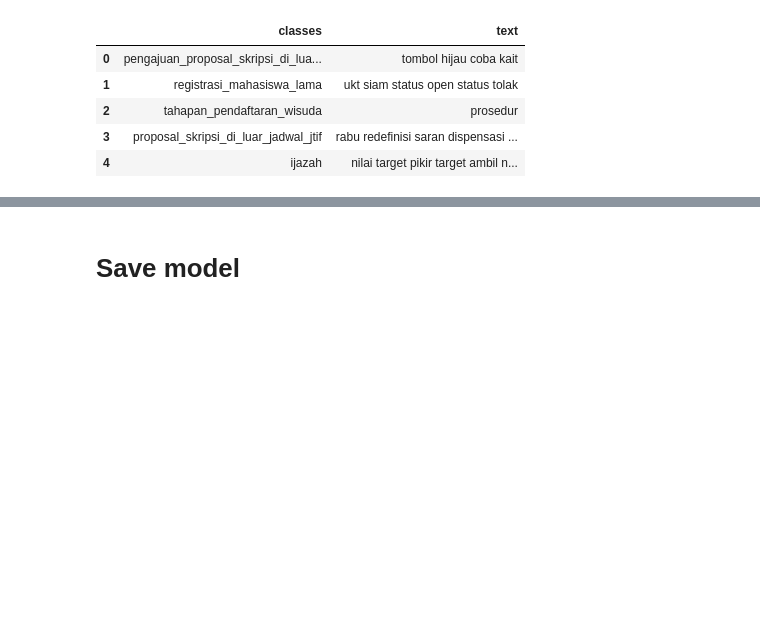
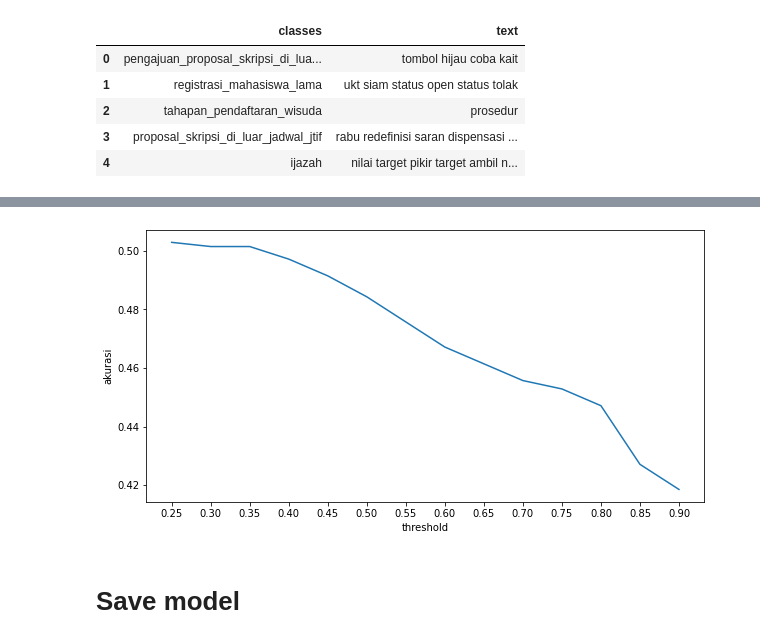
Before and after one commit to AndiAlifs/Halofilkom_dump, a Jupyter notebook: Chatbot_seFilkom.ipynb, the cells around one changed output, grey strips where cells are left out. Cells and saved outputs as stored; diff of their text form; code cells hidden in the pictures; blank space fills up the shorter version.

Commit message:
add threshold experiment

```diff
--- a/Chatbot_seFilkom.ipynb
+++ b/Chatbot_seFilkom.ipynb
@@ -743,0 +718,18 @@ df_report
+# %%
+def pred_class_experiment(text, vocab, labels, thres=0.5):
+    bow = bag_of_words(text, vocab)
+    result = model.predict(np.array([bow]))[0]
+    # print(bow)
+    # melakukan iterasi dari seluruh kemungkinan kelas
+    y_pred = [[idx, res] for idx, res in enumerate(result) if res > thresh]
+
+    y_pred.sort(key=lambda x: x[1], reverse=True)
+    # print(y_pred)
+    return_list = []
+
+    for r in y_pred:
+        return_list.append(labels[r[0]])
+    if (len(return_list)) == 0:
+        return ["no_response"]
+    else:
+        return return_list
@@ -743,0 +738,17 @@ df_report
+# %%
+from sklearn.metrics import accuracy_score
+
+thres_list = []
+acc_list = []
+
+for x in range (5,19):
+    thresh = x*5/100
+    print('threshold :',thresh)
+    predicted_kelas = df_latih_sample['text'].apply(lambda x: pred_class_experiment(x, words, classes, thresh))
+    predicted_kelas = predicted_kelas.apply(lambda x: x[0])
+    akurasi  = accuracy_score(df_latih_sample['classes'],predicted_kelas)
+    print('akurasi :',akurasi)
+    print('--------------------------------')
+
+    thres_list.append(thresh)
+    acc_list.append(akurasi)
@@ -744,3 +773,14 @@ df_report
+# %%
+import matplotlib.pyplot as plt
+
+plt.figure(figsize=(10,5))
+plt.xlabel('threshold')
+plt.ylabel('akurasi')
+plt.xticks(np.arange(0, 1, step=0.05))
+plt.plot(thres_list,acc_list)
+plt.show()
+# %% [output]
+[figure, added]
 # %% [markdown]
 # Save model
 # %%
```
Also changed, not shown: parts of 4 cells of this notebook.
